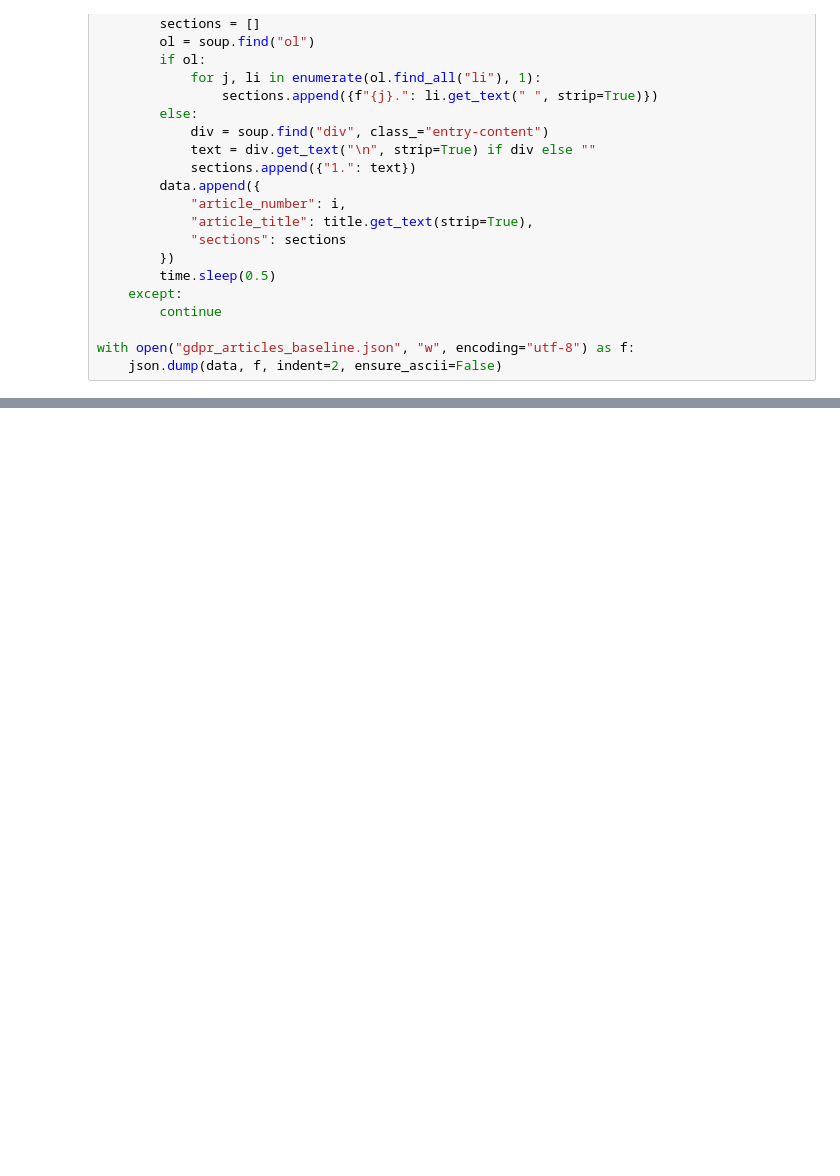
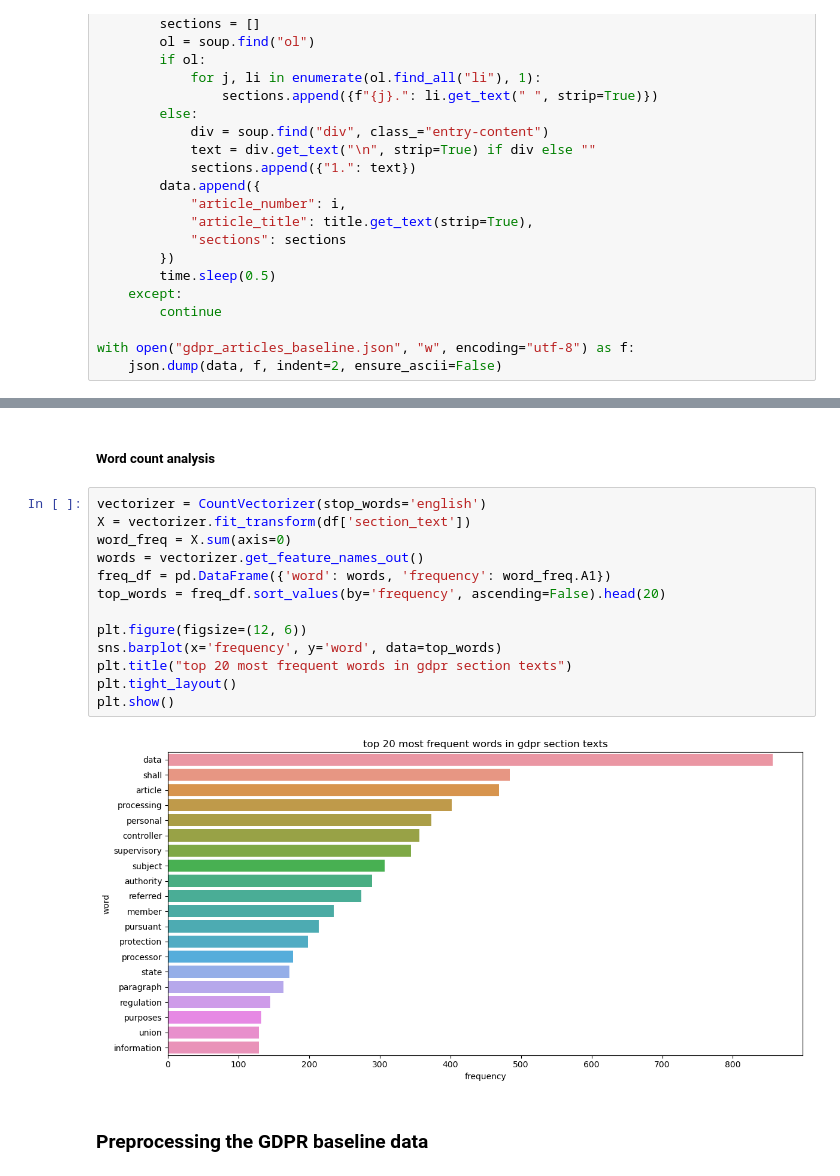
Before and after one commit to lenawilli/NPL_GDPR, a Jupyter notebook: nlp_gdpr.ipynb, the cells around one changed output, grey strips where cells are left out. Saved outputs shown, nothing was run; the diff lists cells and outputs as text; blank space fills up the shorter version.

```diff
--- a/nlp_gdpr.ipynb
+++ b/nlp_gdpr.ipynb
@@ -45,0 +117,19 @@ with open("gdpr_articles_baseline.json", "w", encoding="utf-8") as f:
+# %% [markdown]
+##### Word count analysis
+# %%
+vectorizer = CountVectorizer(stop_words='english')
+X = vectorizer.fit_transform(df['section_text'])
+word_freq = X.sum(axis=0)
+words = vectorizer.get_feature_names_out()
+freq_df = pd.DataFrame({'word': words, 'frequency': word_freq.A1})
+top_words = freq_df.sort_values(by='frequency', ascending=False).head(20)
+
+plt.figure(figsize=(12, 6))
+sns.barplot(x='frequency', y='word', data=top_words)
+plt.title("top 20 most frequent words in gdpr section texts")
+plt.tight_layout()
+plt.show()
+# %% [output]
+[figure, added]
+# %% [markdown]
+### Preprocessing the GDPR baseline data
```
Also changed, not shown: parts of 9 cells of this notebook.
